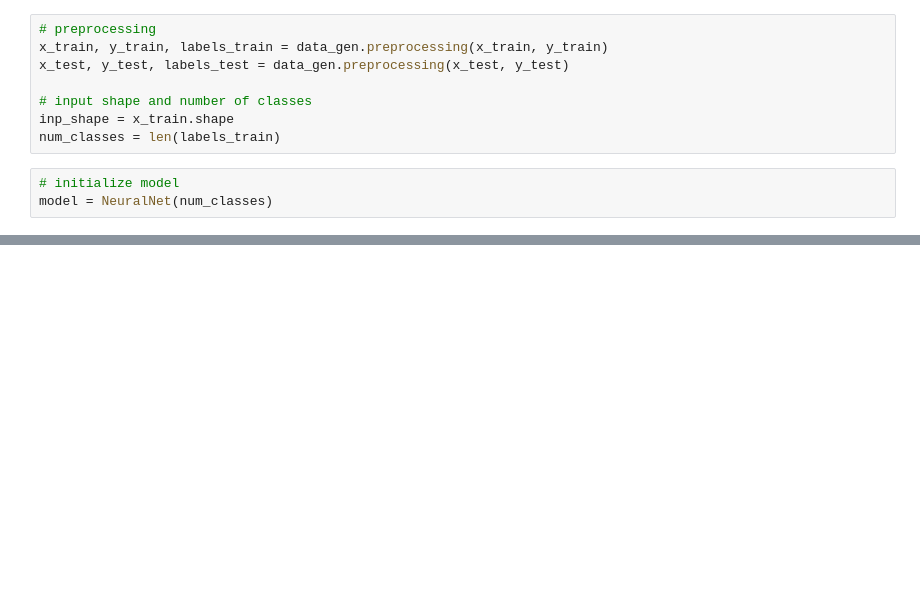
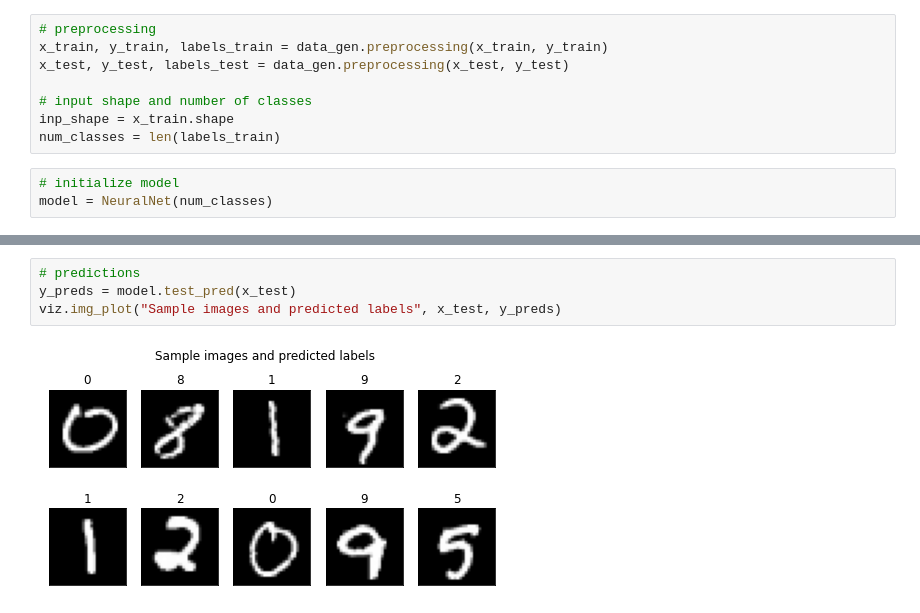
Before and after one commit to ftrtz/ai_application, a Jupyter notebook: main.ipynb, the cells around one changed output, grey strips where cells are left out. Saved outputs shown, nothing was run; the diff lists cells and outputs as text; blank space fills up the shorter version.

```diff
--- a/main.ipynb
+++ b/main.ipynb
@@ -63,0 +87,6 @@ Accuracy: 99.23 %
+# %%
+# predictions
+y_preds = model.test_pred(x_test)
+viz.img_plot("Sample images and predicted labels", x_test, y_preds)
+# %% [output]
+[figure, added]
```
Also changed, not shown: parts of 10 cells of this notebook, 1 other file.
